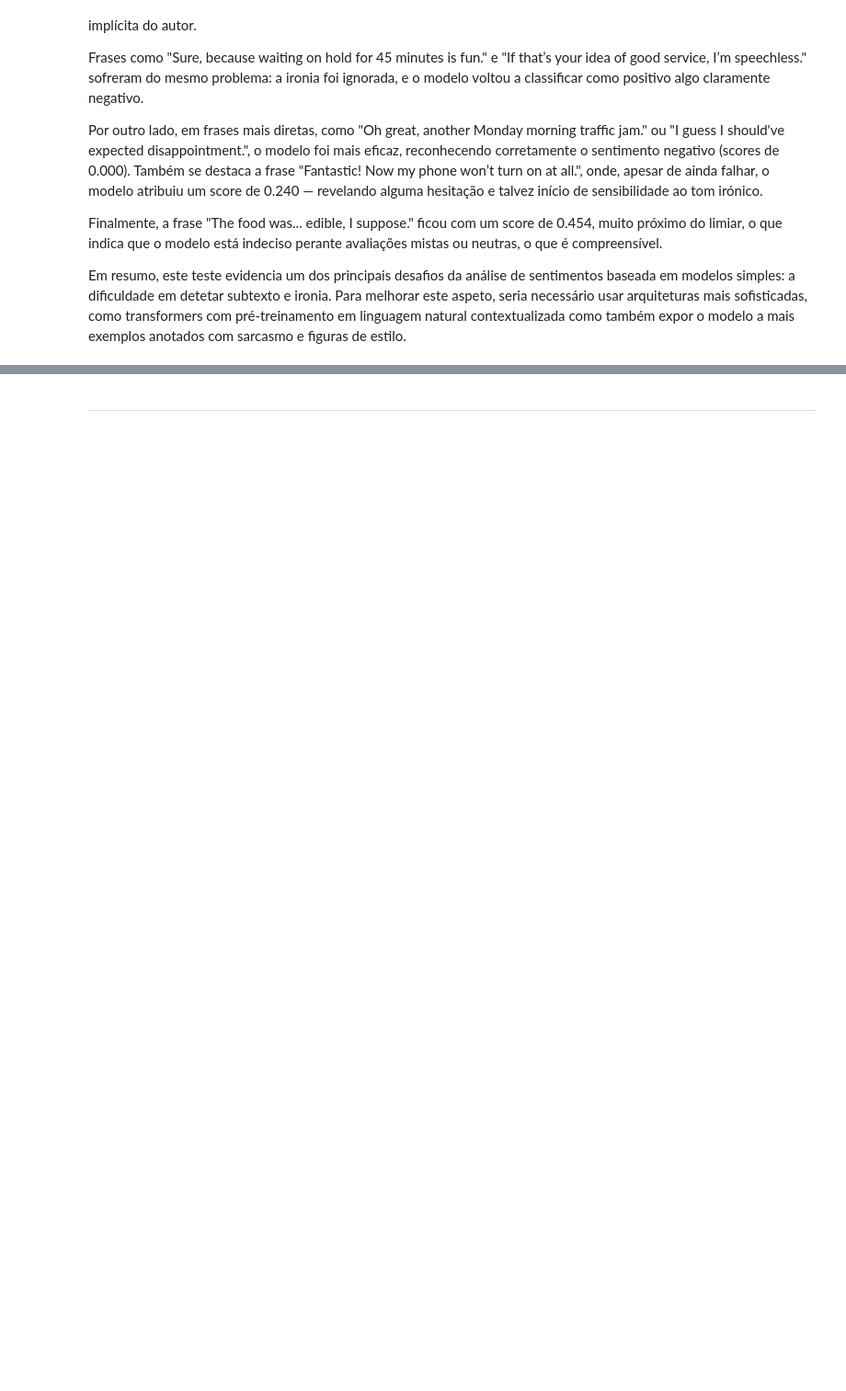
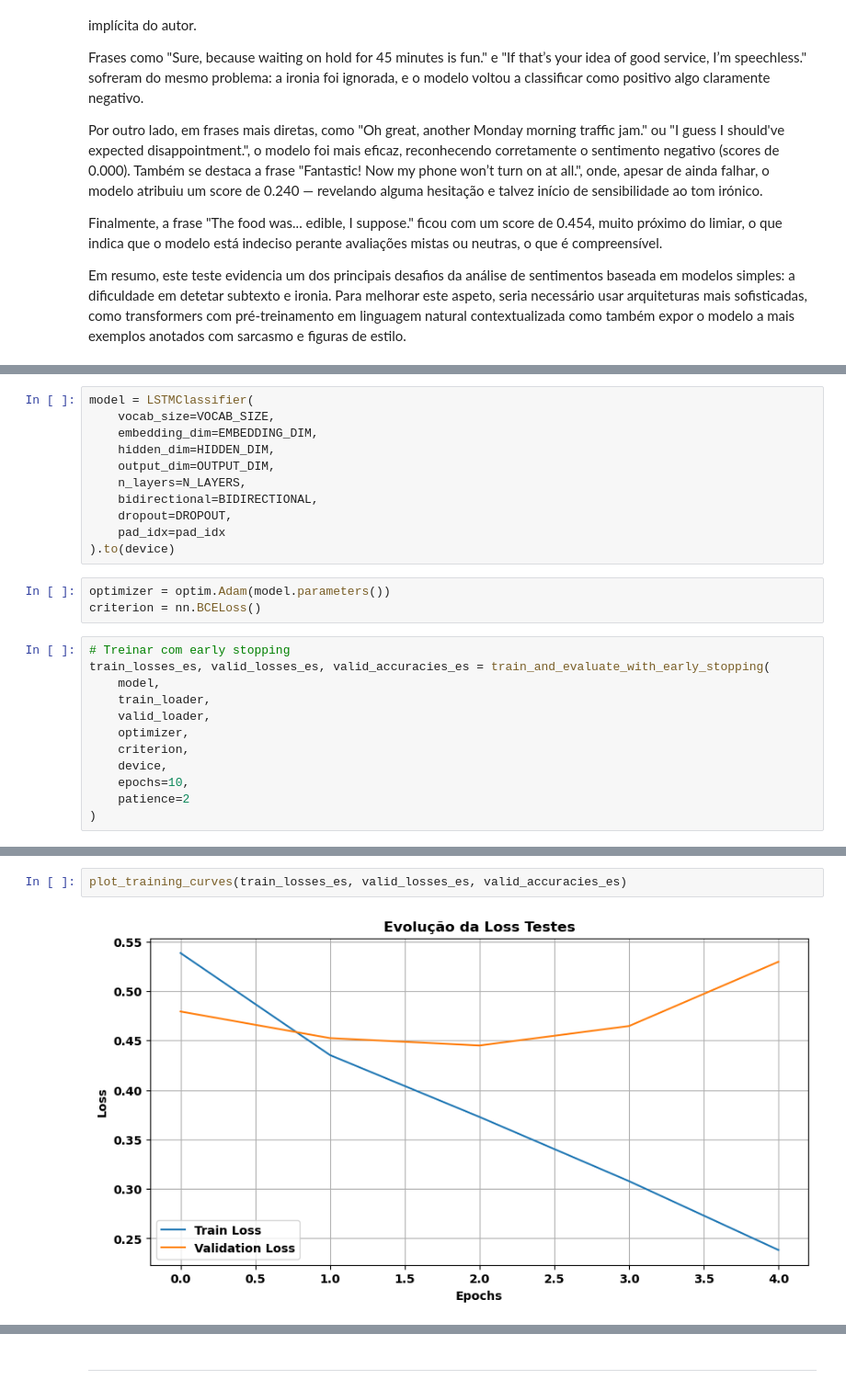
Before and after one commit to pereiranuno/deep_learning, a Jupyter notebook: Deep_Learning_Project-Student.ipynb, the cells around one changed output, grey strips where cells are left out. Shown at 92% size. Drawn from its saved outputs; the diff is of its cells as text; blank space fills up the shorter version.

```diff
--- a/Deep_Learning_Project-Student.ipynb
+++ b/Deep_Learning_Project-Student.ipynb
@@ -1213,0 +1211,26 @@ Em resumo, este teste evidencia um dos principais desafios da análise de sentim
+# %%
+model = LSTMClassifier(
+    vocab_size=VOCAB_SIZE,
+    embedding_dim=EMBEDDING_DIM,
+    hidden_dim=HIDDEN_DIM,
+    output_dim=OUTPUT_DIM,
+    n_layers=N_LAYERS,
+    bidirectional=BIDIRECTIONAL,
+    dropout=DROPOUT,
+    pad_idx=pad_idx
+).to(device)
+# %%
+optimizer = optim.Adam(model.parameters())
+criterion = nn.BCELoss()
+# %%
+# Treinar com early stopping
+train_losses_es, valid_losses_es, valid_accuracies_es = train_and_evaluate_with_early_stopping(
+    model,
+    train_loader,
+    valid_loader,
+    optimizer,
+    criterion,
+    device,
+    epochs=10,
+    patience=2
+)
@@ -1213,0 +1255,4 @@ Em resumo, este teste evidencia um dos principais desafios da análise de sentim
+# %%
+plot_training_curves(train_losses_es, valid_losses_es, valid_accuracies_es)
+# %% [output]
+[figure, added]
```
Also changed, not shown: parts of 27 cells of this notebook.
